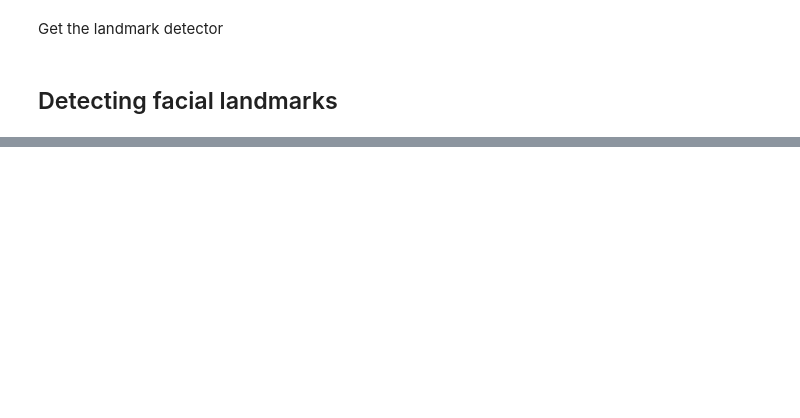
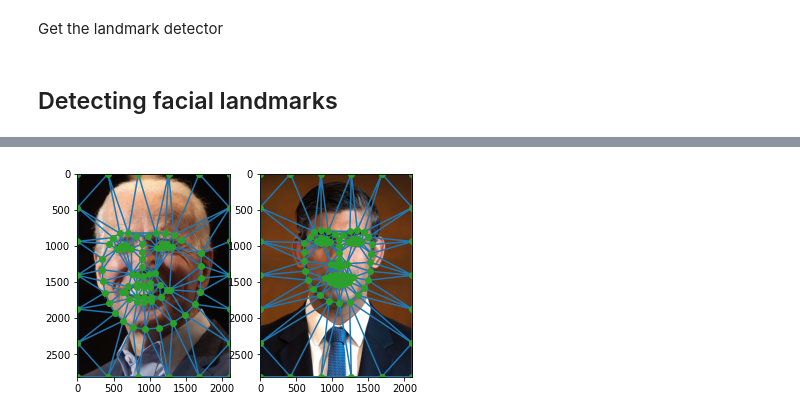
Before and after one commit to wangzican/Image_Processing, a Jupyter notebook: CW1/comp0026_cw1.ipynb, the cells around one changed output, grey strips where cells are left out. Saved outputs shown, nothing was run; the diff lists cells and outputs as text; code cells hidden in the pictures; blank space fills up the shorter version.

```diff
--- a/CW1/comp0026_cw1.ipynb
+++ b/CW1/comp0026_cw1.ipynb
@@ -66,0 +127,20 @@ plt.imshow(image2)
+# %%
+tri1 = Delaunay(landmark1)
+tri2 = Delaunay(landmark2)
+
+simplices1 = tri1.simplices
+points1_tri = landmark1[tri1.simplices]
+simplices2 = tri2.simplices
+points2_tri = landmark2[tri2.simplices]
+# %%
+plt.subplot(1, 2, 1)
+plt.triplot(landmark1[:,0], landmark1[:,1], simplices1)
+plt.imshow(image1)
+plt.plot(landmark1[:,0], landmark1[:,1], 'o')
+plt.subplot(1, 2, 2)
+plt.triplot(landmark2[:,0], landmark2[:,1], simplices2)
+plt.imshow(image2)
+plt.plot(landmark2[:,0], landmark2[:,1], 'o')
+plt.show()
+# %% [output]
+[figure, added]
```
Also changed, not shown: parts of 11 cells of this notebook.
